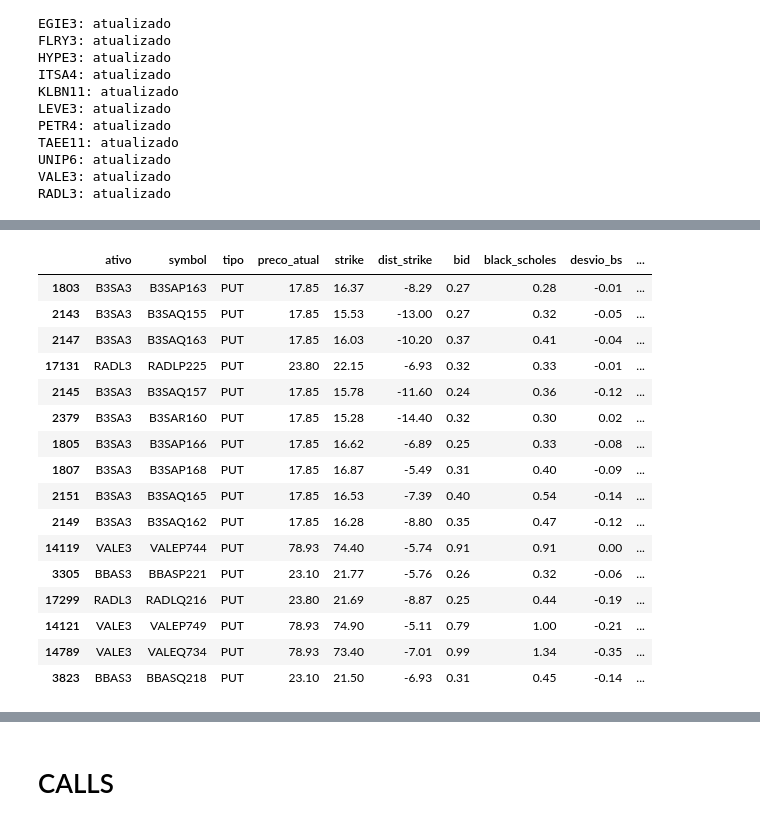
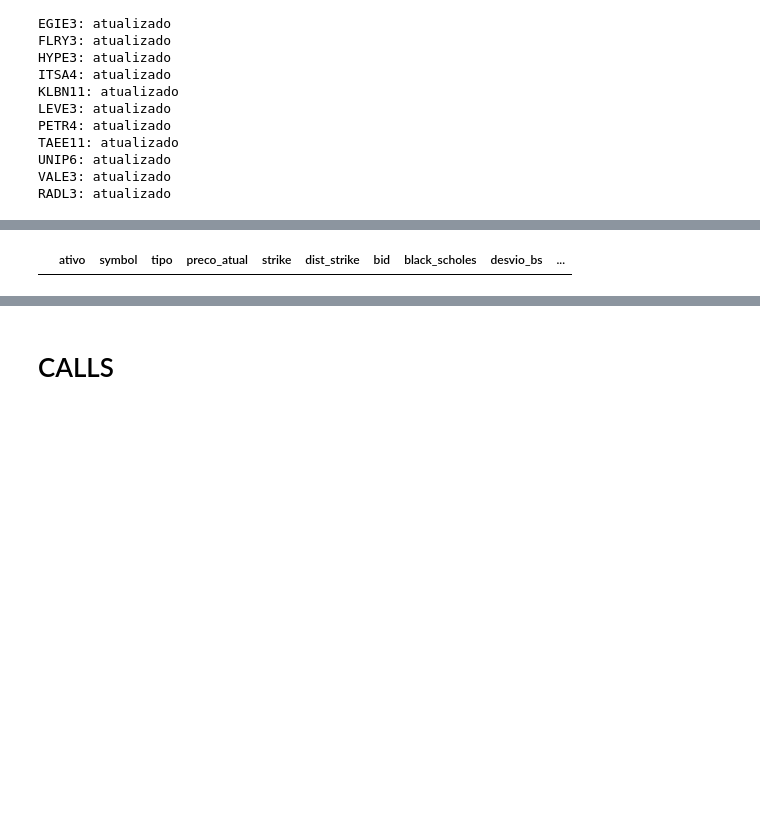
Before and after one commit to GuilhermeUchoa/scannerDeOpcoes, a Jupyter notebook: eagleSystem.ipynb, the cells around one changed output, grey strips where cells are left out. Cells and saved outputs as stored; diff of their text form; code cells hidden in the pictures; blank space fills up the shorter version.

```diff
--- a/eagleSystem.ipynb
+++ b/eagleSystem.ipynb
@@ -235,7 +220,7 @@ puts["dist_strike"] = round((puts["strike"] / puts["preco_atual"] - 1) * 100,2)
 # APORTE
 # ------------------------------------------
 
-aporte = 5550
+aporte = 10000
 
 puts['cotas'] = np.floor((aporte / puts['strike'])/100) * 100
 puts['premio X cotas'] = puts['cotas'] * puts['bid']
@@ -287,55 +272,40 @@ puts
 filtro = puts[
 
     (puts['dias'].between(1, 90)) &
-    (puts['dist_strike'] <= -5) &
+    (puts['dist_strike'] <= -10) &
     (puts['retorno_mes'] >= 1) & # maior que o cdi liquido mensal
-    (puts['retorno'] >= 1) &
+    # (puts['retorno'] >= 1) &
     (puts['delta'] >= -0.30 )&
     (puts['poe'] <= 30) &
     (puts['strike'] <= puts['preco_teto'] * 1.05) &
+    (puts['bid'] >= 0.5) &
     # (puts['premio X cotas'] >= 80) &
 
     (puts['volume'] > 0)
 
 ].copy()
 
 filtro['rank_retorno_mes'] = filtro['retorno_mes'].rank(ascending=False)
 filtro['rank_dias'] = filtro['dias'].rank(ascending=True)
 filtro['rank_dist_strike'] = filtro['dist_strike'].rank(ascending=True)
 filtro['rank_poe'] = filtro['poe'].rank(ascending=True)
 filtro['rank_premio X cotas'] = filtro['premio X cotas'].rank(ascending=False)
 
 filtro['score'] = (
     filtro['rank_dist_strike'] * 5 +
     filtro['rank_poe'] * 3 +
     filtro['rank_retorno_mes'] * 4 +
     filtro['rank_premio X cotas'] * 3.5 +
     filtro['rank_dias'] * 3
 )
 
 filtro[[
     'ativo', 'symbol', 'tipo',  'preco_atual', 'strike', 'dist_strike', 'bid','black_scholes','desvio_bs' ,'ask',
     'volume', 'delta', 'theta', 'vol', 'poe',  'preco_teto',
     'retorno', 'retorno_mes', 'vencimento',  'dias', 'cotas', 'premio X cotas','score'
 ]].sort_values('score', ascending=True)
 # %% [output]
 |  | ativo | symbol | tipo | preco_atual | strike | dist_strike | bid | black_scholes | desvio_bs | ... |
-| 1803 | B3SA3 | B3SAP163 | PUT | 17.85 | 16.37 | -8.29 | 0.27 | 0.28 | -0.01 | ... |
-| 2143 | B3SA3 | B3SAQ155 | PUT | 17.85 | 15.53 | -13.00 | 0.27 | 0.32 | -0.05 | ... |
-| 2147 | B3SA3 | B3SAQ163 | PUT | 17.85 | 16.03 | -10.20 | 0.37 | 0.41 | -0.04 | ... |
-| 17131 | RADL3 | RADLP225 | PUT | 23.80 | 22.15 | -6.93 | 0.32 | 0.33 | -0.01 | ... |
-| 2145 | B3SA3 | B3SAQ157 | PUT | 17.85 | 15.78 | -11.60 | 0.24 | 0.36 | -0.12 | ... |
-| 2379 | B3SA3 | B3SAR160 | PUT | 17.85 | 15.28 | -14.40 | 0.32 | 0.30 | 0.02 | ... |
-| 1805 | B3SA3 | B3SAP166 | PUT | 17.85 | 16.62 | -6.89 | 0.25 | 0.33 | -0.08 | ... |
-| 1807 | B3SA3 | B3SAP168 | PUT | 17.85 | 16.87 | -5.49 | 0.31 | 0.40 | -0.09 | ... |
-| 2151 | B3SA3 | B3SAQ165 | PUT | 17.85 | 16.53 | -7.39 | 0.40 | 0.54 | -0.14 | ... |
-| 2149 | B3SA3 | B3SAQ162 | PUT | 17.85 | 16.28 | -8.80 | 0.35 | 0.47 | -0.12 | ... |
-| 14119 | VALE3 | VALEP744 | PUT | 78.93 | 74.40 | -5.74 | 0.91 | 0.91 | 0.00 | ... |
-| 3305 | BBAS3 | BBASP221 | PUT | 23.10 | 21.77 | -5.76 | 0.26 | 0.32 | -0.06 | ... |
-| 17299 | RADL3 | RADLQ216 | PUT | 23.80 | 21.69 | -8.87 | 0.25 | 0.44 | -0.19 | ... |
-| 14121 | VALE3 | VALEP749 | PUT | 78.93 | 74.90 | -5.11 | 0.79 | 1.00 | -0.21 | ... |
-| 14789 | VALE3 | VALEQ734 | PUT | 78.93 | 73.40 | -7.01 | 0.99 | 1.34 | -0.35 | ... |
-| 3823 | BBAS3 | BBASQ218 | PUT | 23.10 | 21.50 | -6.93 | 0.31 | 0.45 | -0.14 | ... |
 # %%
 puts["retorno"] = (puts["bid"]/ (puts["strike"] - puts['bid']))  # Retorno ROR
 puts["retorno_anual"] = puts["retorno"] * (365 / puts["dias"])
```
Also changed, not shown: parts of 5 cells of this notebook, 21 other files.
